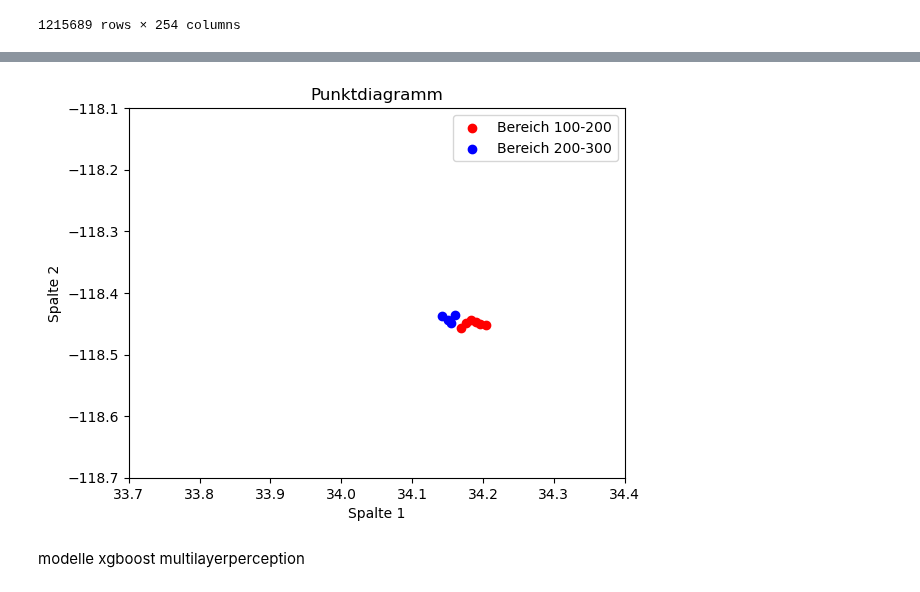
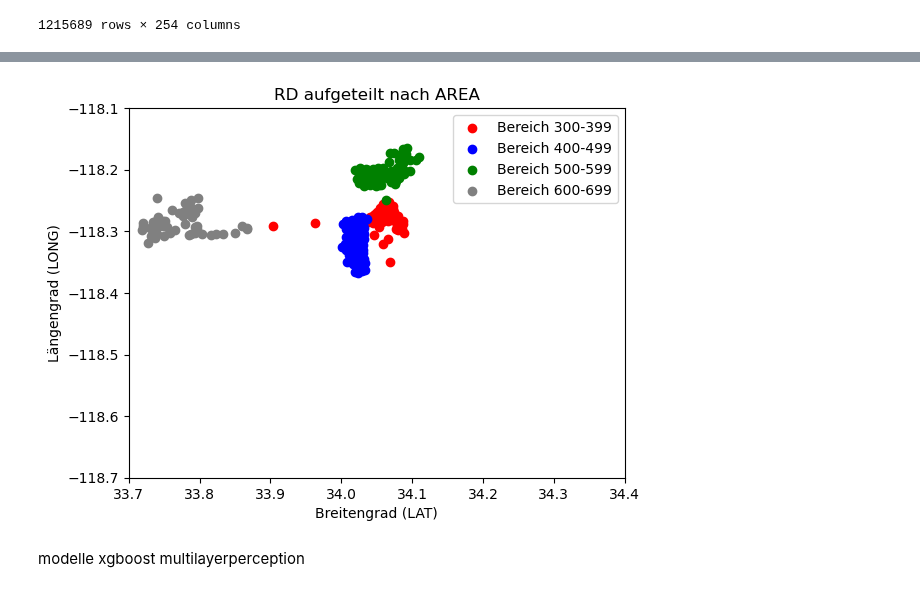
Before and after one commit to dominikth13/BI_Project, a Jupyter notebook: data_modeling_Robert.ipynb, the cells around one changed output, grey strips where cells are left out. Drawn from its saved outputs; the diff is of its cells as text; code cells hidden in the pictures.

```diff
--- a/data_modeling_Robert.ipynb
+++ b/data_modeling_Robert.ipynb
@@ -111,45 +111,46 @@ Name: 639, d...
 # %%
 result.to_csv('ergebnis.csv', index=False)
 # %%
-# import pandas as pd
-# import matplotlib.pyplot as plt
+import pandas as pd
+import matplotlib.pyplot as plt
 
-# # Lade die CSV-Datei in einen DataFrame
-# df = pd.read_csv('ergebnis.csv')
+# Lade die CSV-Datei in einen DataFrame
+df = pd.read_csv('ergebnis.csv')
 
-# # Wähle die gewünschten Spalten aus
-# df_filtered1 = df[df['RD'].between(90, 95)]
-# df_filtered2 = df[df['RD'].between(96, 99)]
-# df_filtered3 = df[df['RD'].between(120, 140)]
-# df_filtered4 = df[df['RD'].between(140, 160)]
-# spalte1_1 = df_filtered1['LAT_mean']
-# spalte2_1 = df_filtered1['LONG_mean']
-# spalte1_2 = df_filtered2['LAT_mean']
-# spalte2_2 = df_filtered2['LONG_mean']
-# spalte1_3 = df_filtered3['LAT_mean']
-# spalte2_3 = df_filtered3['LONG_mean']
-# spalte1_4 = df_filtered4['LAT_mean']
-# spalte2_4 = df_filtered4['LONG_mean']
-# # Erstelle das Punktdiagramm
+# Wähle die gewünschten Spalten aus
+df_filtered1 = df[df['RD'].between(200, 299)]
+df_filtered2 = df[df['RD'].between(300, 399)]
+df_filtered3 = df[df['RD'].between(400, 499)]
+df_filtered4 = df[df['RD'].between(500, 599)]
 
-# plt.scatter(spalte1_1, spalte2_1, c='red', label='Bereich 100-200')
-# plt.scatter(spalte1_2, spalte2_2, c='blue', label='Bereich 200-300')
-# #plt.scatter(spalte1_3, spalte2_3, c='green', label='Bereich 100-200')
-# #plt.scatter(spalte1_4, spalte2_4, c='yellow', label='Bereich 200-300')
+spalte1_1 = df_filtered1['LAT_mean']
+spalte2_1 = df_filtered1['LONG_mean']
+spalte1_2 = df_filtered2['LAT_mean']
+spalte2_2 = df_filtered2['LONG_mean']
+spalte1_3 = df_filtered3['LAT_mean']
+spalte2_3 = df_filtered3['LONG_mean']
+spalte1_4 = df_filtered4['LAT_mean']
+spalte2_4 = df_filtered4['LONG_mean']
+# Erstelle das Punktdiagramm
 
-# plt.xlabel('Spalte 1')
-# plt.ylabel('Spalte 2')
-# plt.title('Punktdiagramm')
-# plt.legend()
+plt.scatter(spalte1_1, spalte2_1, c='red', label='Bereich 300-399')
+plt.scatter(spalte1_2, spalte2_2, c='blue', label='Bereich 400-499')
+plt.scatter(spalte1_3, spalte2_3, c='green', label='Bereich 500-599')
+plt.scatter(spalte1_4, spalte2_4, c='grey', label='Bereich 600-699')
 
-# # Setze die Range der x- und y-Achse auf feste Werte
-# x_range = (33.7, 34.4 )
-# y_range = (-118.7, -118.1)
-# plt.xlim(x_range)
-# plt.ylim(y_range)
-# plt.show()
+plt.ylabel('Längengrad (LONG)')
+plt.xlabel('Breitengrad (LAT)')
+plt.title('RD aufgeteilt nach AREA')
+plt.legend()
+
+# Setze die Range der x- und y-Achse auf feste Werte
+x_range = (33.7, 34.4 )
+y_range = (-118.7, -118.1)
+plt.xlim(x_range)
+plt.ylim(y_range)
+plt.show()
 # %% [output]
-[figure, old version]
+[figure, new version]
 # %% [markdown]
 modelle
 xgboost
```
Also changed, not shown: parts of 3 cells of this notebook, 1 other file.
